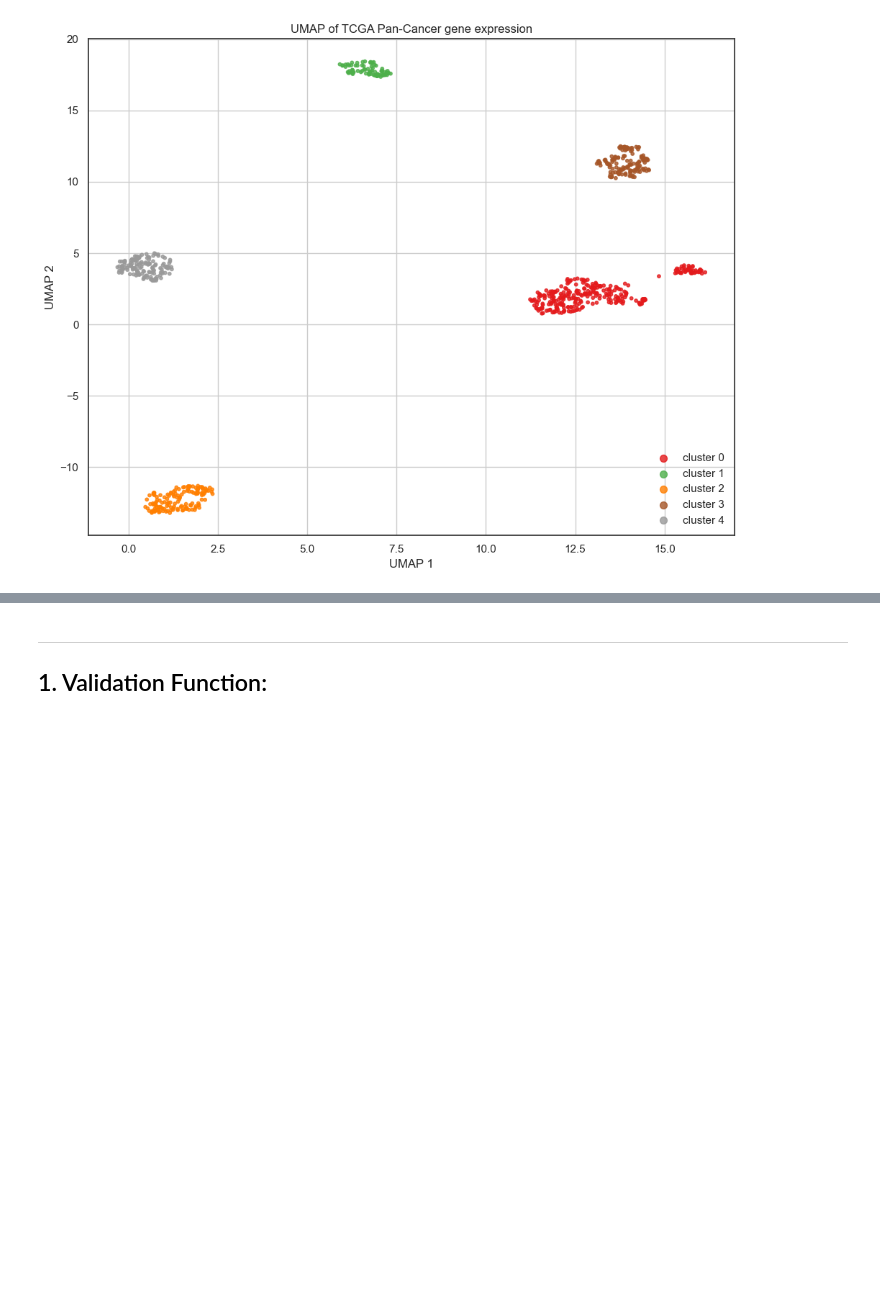
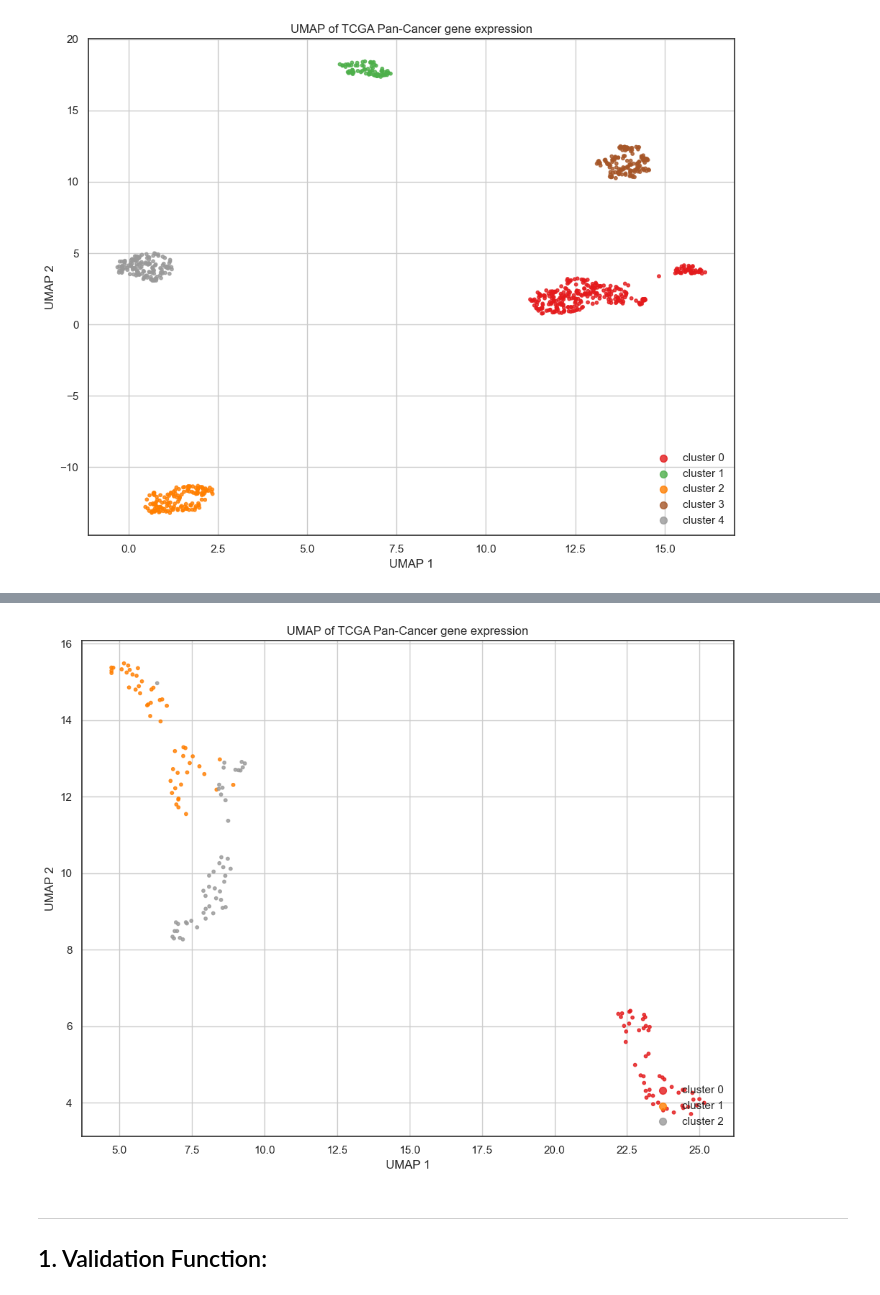
Before and after one commit to DataSlingers/CARVE, a Jupyter notebook: SketchV3.ipynb, the cells around one changed output, grey strips where cells are left out. Cells and saved outputs as stored; diff of their text form; code cells hidden in the pictures; blank space fills up the shorter version.

```diff
--- a/SketchV3.ipynb
+++ b/SketchV3.ipynb
@@ -247,3 +247,7 @@ X_norm_reduc.shape
+# %%
+plot_dim_reduced_clustering(X, y, method='UMAP')
+# %% [output]
+[figure, added]
 # %% [markdown]
 ---
 
```
Also changed, not shown: parts of 30 cells of this notebook.
